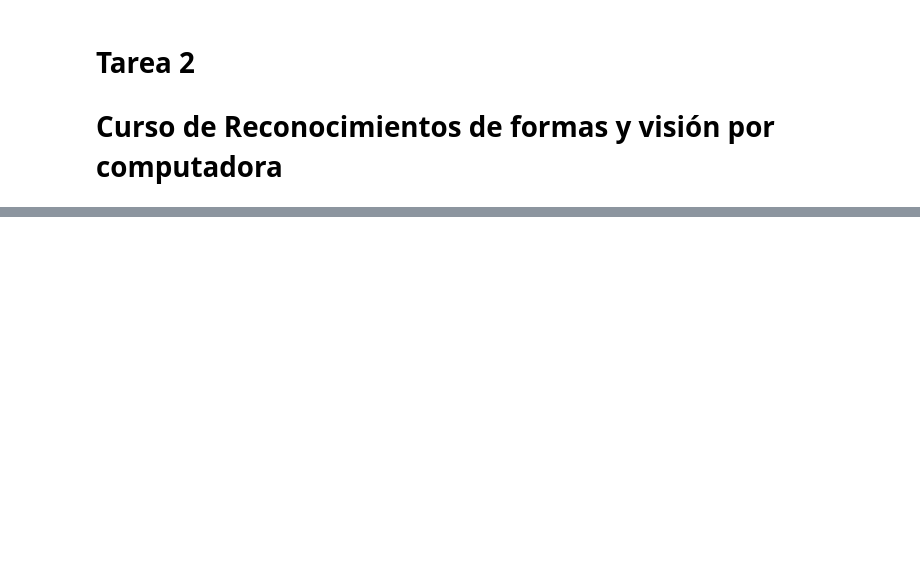
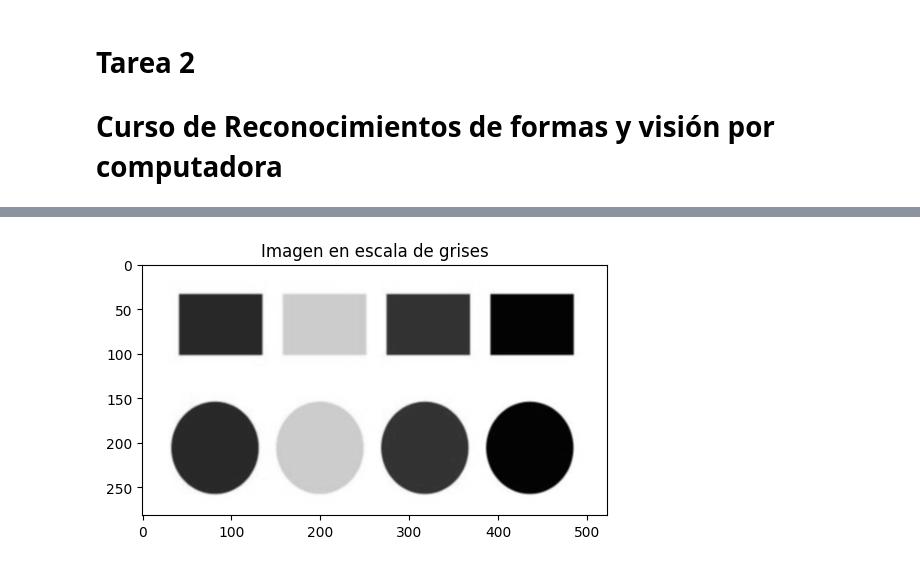
Before and after one commit to JosueHernandezR/shape-recognition-and-computer-vision, a Jupyter notebook: Tarea 2/Tarea 2.ipynb, the cells around one changed output, grey strips where cells are left out. Saved outputs shown, nothing was run; the diff lists cells and outputs as text; code cells hidden in the pictures; blank space fills up the shorter version.

```diff
--- a/Tarea 2/Tarea 2.ipynb
+++ b/Tarea 2/Tarea 2.ipynb
@@ -23,0 +61,12 @@ plt.show()
+# %%
+#Escala de grises
+imagen_gris = cv2.cvtColor(imagen, cv2.COLOR_BGR2GRAY)
+# Aplicar suavizado Gaussiano
+gauss = cv2.GaussianBlur(imagen_gris, (3,3), 0)
+#Graficando
+plt.figure(dpi=100)
+plt.title("Imagen en escala de grises")
+plt.imshow(gauss, cmap='gray')
+plt.show()
+# %% [output]
+[figure, added]
```
Also changed, not shown: parts of 32 cells of this notebook, 4 other files.
